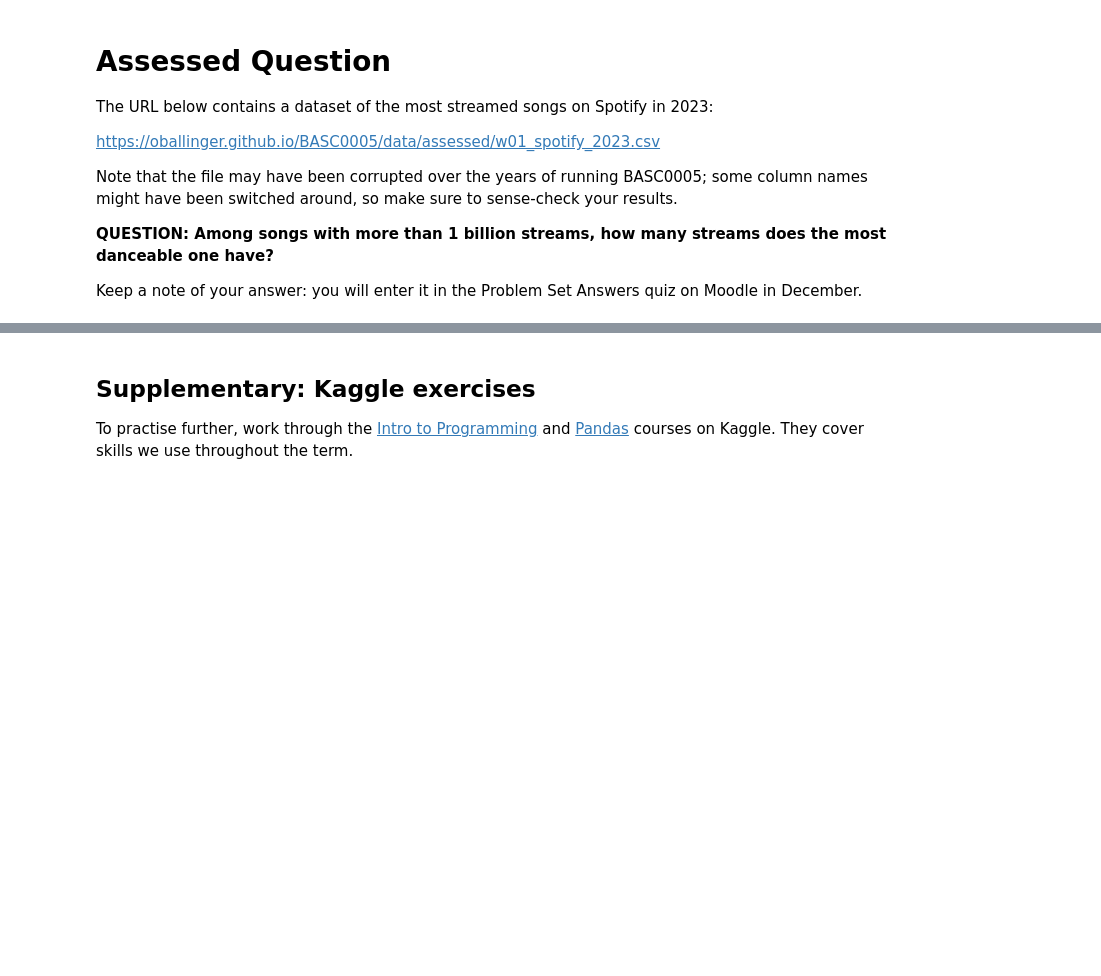
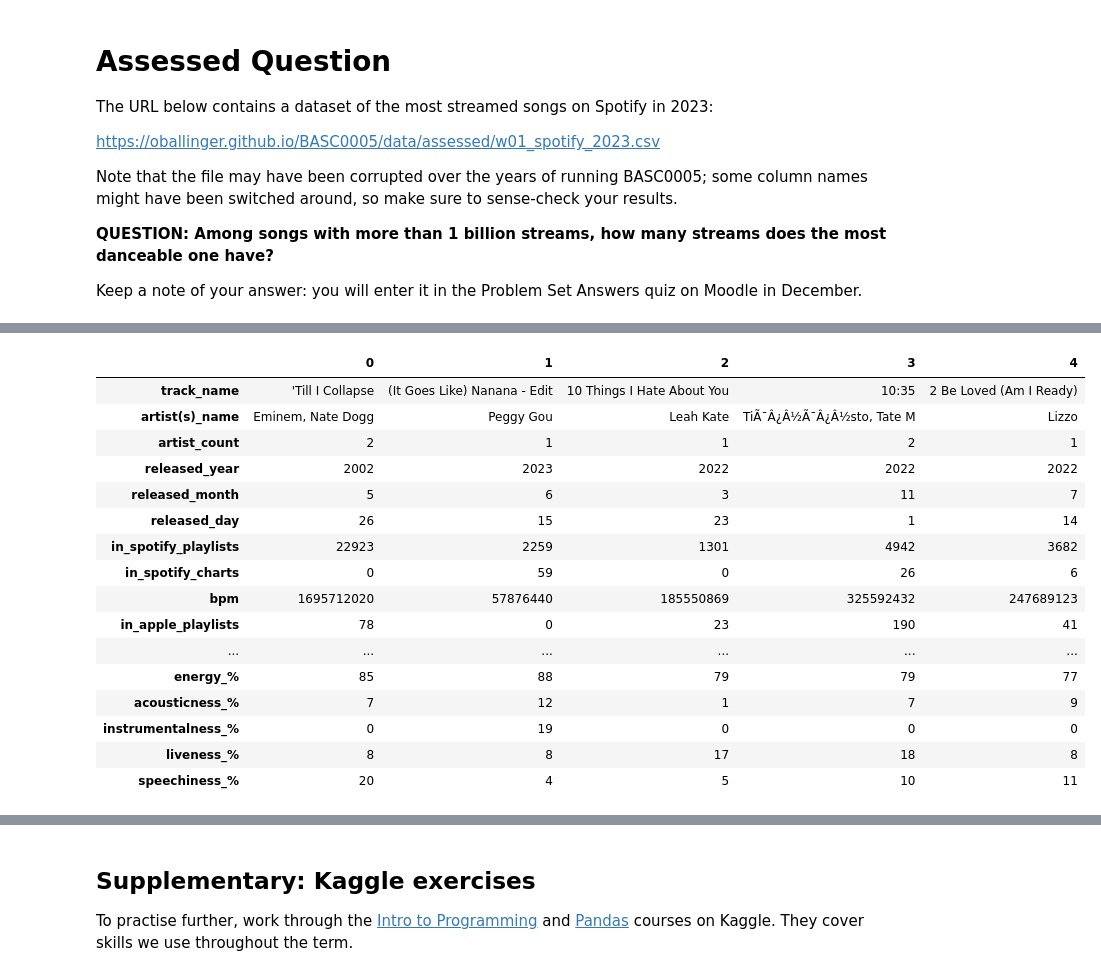
Before and after one commit to kh584/QM2, a Jupyter notebook: notebooks/W01. Python Recap.ipynb, the cells around one changed output, grey strips where cells are left out. Cells and saved outputs as stored; diff of their text form; code cells hidden in the pictures; blank space fills up the shorter version.

```diff
--- a/notebooks/W01. Python Recap.ipynb
+++ b/notebooks/W01. Python Recap.ipynb
@@ -248,4 +346,6 @@ Note that the file may have been corrupted over the years of running BASC0005; s
 
 Keep a note of your answer: you will enter it in the Problem Set Answers quiz on Moodle in December.
 # %%
-# Your code here
+spotify = pd.read_csv("https://oballinger.github.io/BASC0005/data/assessed/w01_spotify_2023.csv")
+
+spotify.head()
@@ -251,0 +379,20 @@ Keep a note of your answer: you will enter it in the Problem Set Answers quiz on
+# %%
+spotify.head().T
+# %% [output]
+|  | 0 | 1 | 2 | 3 | 4 |
+| track_name | 'Till I Collapse | (It Goes Like) Nanana - Edit | 10 Things I Hate About You | 10:35 | 2 Be Loved (Am I Ready) |
+| artist(s)_name | Eminem, Nate Dogg | Peggy Gou | Leah Kate | TiÃ¯Â¿Â½Ã¯Â¿Â½sto, Tate M | Lizzo |
+| artist_count | 2 | 1 | 1 | 2 | 1 |
+| released_year | 2002 | 2023 | 2022 | 2022 | 2022 |
+| released_month | 5 | 6 | 3 | 11 | 7 |
+| released_day | 26 | 15 | 23 | 1 | 14 |
+| in_spotify_playlists | 22923 | 2259 | 1301 | 4942 | 3682 |
+| in_spotify_charts | 0 | 59 | 0 | 26 | 6 |
+| bpm | 1695712020 | 57876440 | 185550869 | 325592432 | 247689123 |
+| in_apple_playlists | 78 | 0 | 23 | 190 | 41 |
+| ... | ... | ... | ... | ... | ... |
+| energy_% | 85 | 88 | 79 | 79 | 77 |
+| acousticness_% | 7 | 12 | 1 | 7 | 9 |
+| instrumentalness_% | 0 | 19 | 0 | 0 | 0 |
+| liveness_% | 8 | 8 | 17 | 18 | 8 |
+| speechiness_% | 20 | 4 | 5 | 10 | 11 |
```
Also changed, not shown: parts of 15 cells of this notebook.
